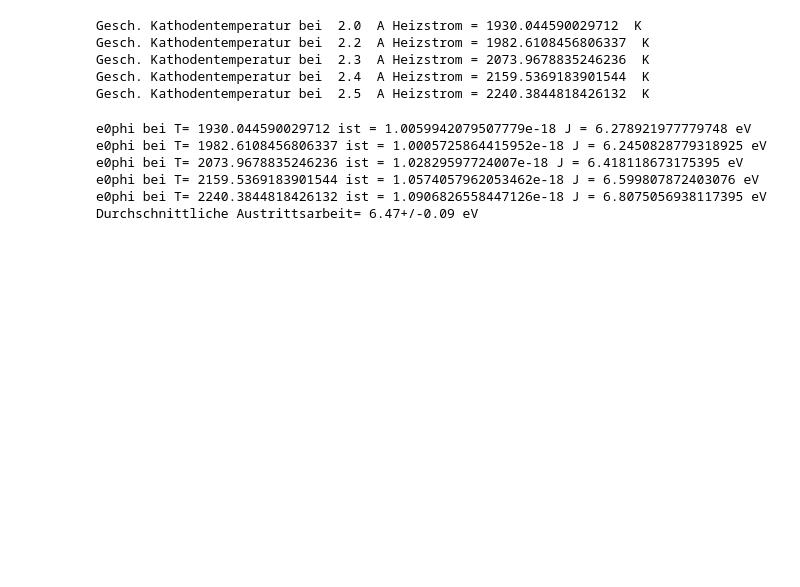
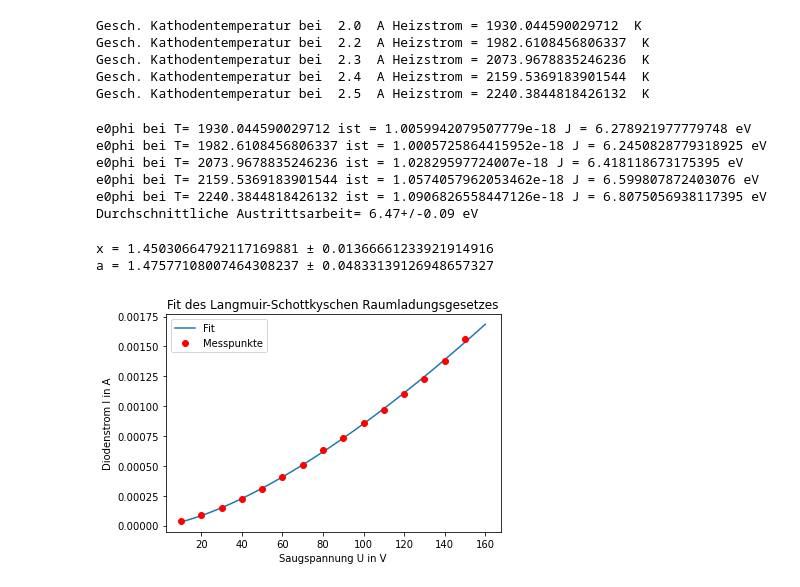
Before and after one commit to JackDO1998/Praktikum, a Jupyter notebook: ThermischeElektronenemmission/rechnungen.ipynb, the cells around one changed output. Drawn from its saved outputs; the diff is of its cells as text; code cells hidden in the pictures; blank space fills up the shorter version.

```diff
--- a/ThermischeElektronenemmission/rechnungen.ipynb
+++ b/ThermischeElektronenemmission/rechnungen.ipynb
@@ -163,3 +164,36 @@ e0phi bei T= 2073.9678835246236 ist = 1.02829597724007e-18 J = 6.418118673175395
 e0phi bei T= 2159.5369183901544 ist = 1.0574057962053462e-18 J = 6.599807872403076 eV
 e0phi bei T= 2240.3844818426132 ist = 1.0906826558447126e-18 J = 6.8075056938117395 eV
 Durchschnittliche Austrittsarbeit= 6.47+/-0.09 eV
+# %%
+# Exponentenfit
+q=0
+X=[0]
+U5ex=X*LSo
+A5ex=X*LSo
+while q<len(U5ex):
+    U5ex[q]=U5[q]
+    A5ex[q]=A5[q]
+    q=q+1
+Konstante=(4/9)*const.epsilon_0*np.sqrt(2*e0/m0)
+def exponent(V,x,a):
+    return (Konstante*V**x/a**2)
+
+params2, covariance_matrix2 = curve_fit(exponent, U5ex,A5ex)
+
+uncertainties2 = np.sqrt(np.diag(covariance_matrix2))
+
+for name, value, uncertainty in zip('xa', params2, uncertainties2):
+    print(f'{name} = {value:8.20f} ± {uncertainty:.20f}')
+b=np.linspace(10,160)
+
+plt.plot(b, exponent(b, *params2),label='Fit')
+plt.plot(U5ex,A5ex,'ro',label='Messpunkte')
+plt.title('Fit des Langmuir-Schottkyschen Raumladungsgesetzes')
+plt.xlabel('Saugspannung U in V')
+plt.ylabel('Diodenstrom I in A')
+plt.legend(loc='best')
+plt.savefig('fit.pdf')
+# %% [output]
+x = 1.45030664792117169881 ± 0.01366661233921914916
+a = 1.47577108007464308237 ± 0.04833139126948657327
+[figure, added]
```
Also changed, not shown: parts of 1 cell of this notebook, 4 other files.
